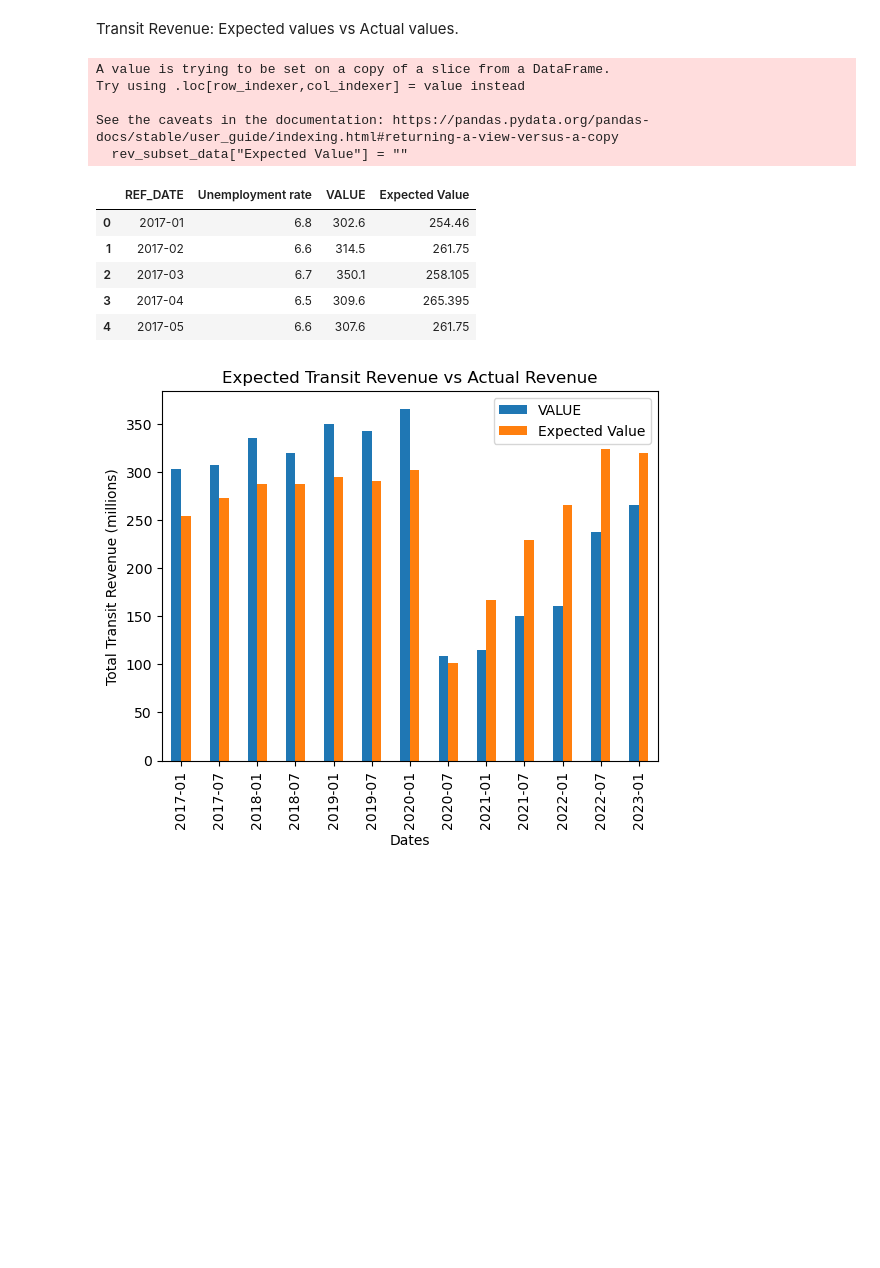
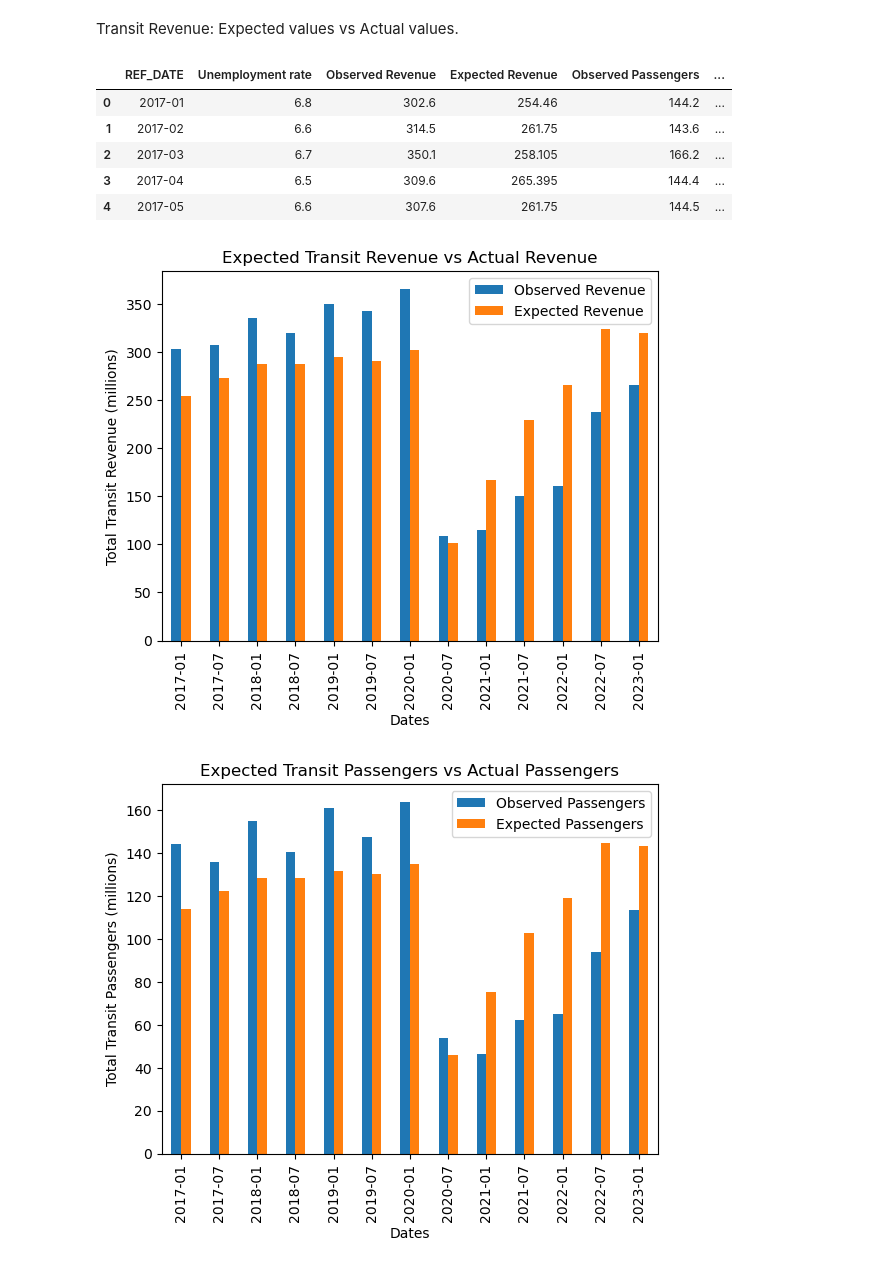
Before and after one commit to Cadeem-M/Project-1-Unemployment, a Jupyter notebook: analysis.ipynb, the cells around one changed output. Saved outputs shown, nothing was run; the diff lists cells and outputs as text; code cells hidden in the pictures; blank space fills up the shorter version.

Commit message:
completed analysis of transit

```diff
--- a/analysis.ipynb
+++ b/analysis.ipynb
@@ -674,44 +700,64 @@ However, it is worth pointing out that the data may be heavily influenced by the
 # %% [markdown]
 Transit Revenue: Expected values vs Actual values.
 # %%
-#Created a subset data frame of just total revenue and unemployed rate
+#Created a subset data frame of just total transit revenue and unemployed rate by dates
 rev_subset_data = merged_totrev[["REF_DATE", "Unemployment rate", "VALUE"]]
+rev_subset_data.rename(columns={"VALUE": "Observed Revenue"}, inplace=True)
 
-#Creating a column to hold expected value.
-rev_subset_data["Expected Value"] = ""
+#Created a subset data frame of total passengers and unemployed rates by dates
+pass_subset_data = merged_passtrips[["REF_DATE", "Unemployment rate", "VALUE"]]
+pass_subset_data.rename(columns={"VALUE": "Observed Passengers"}, inplace=True)
+
+
+#Creating a column to hold expected values.
+rev_subset_data["Expected Revenue"] = ""
+pass_subset_data["Expected Passengers"] = ""
 
 #Using line_eq y = -36.45x + 502.32, calculating expected values.
 
 for i, row in rev_subset_data.iterrows():
-    rev_subset_data.loc[i,"Expected Value"] = (-36.45 * row["Unemployment rate"]) + 502.32
+    rev_subset_data.loc[i,"Expected Revenue"] = (-36.45 * row["Unemployment rate"]) + 502.32
 
-rev_subset_data.head()
+for i, row in pass_subset_data.iterrows():
+    pass_subset_data.loc[i,"Expected Passengers"] = (-16.18 * row["Unemployment rate"]) + 223.99
+
+
+#Merging data frames for viewing and analyzing
+expected_vs_actual_df = rev_subset_data.merge(pass_subset_data, on=["REF_DATE", "Unemployment rate"], how='left')
+
+expected_vs_actual_df.head()
 # %% [output]
-A value is trying to be set on a copy of a slice from a DataFrame.
-Try using .loc[row_indexer,col_indexer] = value instead
-
-See the caveats in the documentation: https://pandas.pydata.org/pandas-docs/stable/user_guide/indexing.html#returning-a-view-versus-a-copy
-  rev_subset_data["Expected Value"] = ""
-|  | REF_DATE | Unemployment rate | VALUE | Expected Value |
-| 0 | 2017-01 | 6.8 | 302.6 | 254.46 |
-| 1 | 2017-02 | 6.6 | 314.5 | 261.75 |
-| 2 | 2017-03 | 6.7 | 350.1 | 258.105 |
-| 3 | 2017-04 | 6.5 | 309.6 | 265.395 |
-| 4 | 2017-05 | 6.6 | 307.6 | 261.75 |
+|  | REF_DATE | Unemployment rate | Observed Revenue | Expected Revenue | Observed Passengers | ... |
+| 0 | 2017-01 | 6.8 | 302.6 | 254.46 | 144.2 | ... |
+| 1 | 2017-02 | 6.6 | 314.5 | 261.75 | 143.6 | ... |
+| 2 | 2017-03 | 6.7 | 350.1 | 258.105 | 166.2 | ... |
+| 3 | 2017-04 | 6.5 | 309.6 | 265.395 | 144.4 | ... |
+| 4 | 2017-05 | 6.6 | 307.6 | 261.75 | 144.5 | ... |
 # %%
 #Bar plotting observed values and expected values.
 #For simplicity, we will look at January and July data points.
-jan_july_rev = rev_subset_data[(rev_subset_data["REF_DATE"].str.contains('-01')) |
-                               (rev_subset_data["REF_DATE"].str.contains('-07'))]
+jan_july_rev = expected_vs_actual_df[(expected_vs_actual_df["REF_DATE"].str.contains('-01')) |
+                               (expected_vs_actual_df["REF_DATE"].str.contains('-07'))]
+
 
 jan_july_rev.set_index("REF_DATE",inplace=True)
 
 
-jan_july_rev[["VALUE", "Expected Value"]].plot.bar()
+jan_july_rev[["Observed Revenue", "Expected Revenue"]].plot.bar()
 plt.xlabel("Dates")
 plt.ylabel("Total Transit Revenue (millions)")
 plt.title("Expected Transit Revenue vs Actual Revenue")
 plt.savefig("Visualizations/PubTransit_3.png")
+plt.subplot(1, 1, 1)
+
+
+jan_july_rev[["Observed Passengers", "Expected Passengers"]].plot.bar()
+plt.xlabel("Dates")
+plt.ylabel("Total Transit Passengers (millions)")
+plt.title("Expected Transit Passengers vs Actual Passengers")
+plt.savefig("Visualizations/PubTransit_5.png")
+#plt.subplot(2, 1, 1)
 # %% [output]
-[figure, old version]
+[figure, new version]
+[figure, added]
 # %% [markdown]
```
Also changed, not shown: parts of 13 cells of this notebook, 3 other files.
